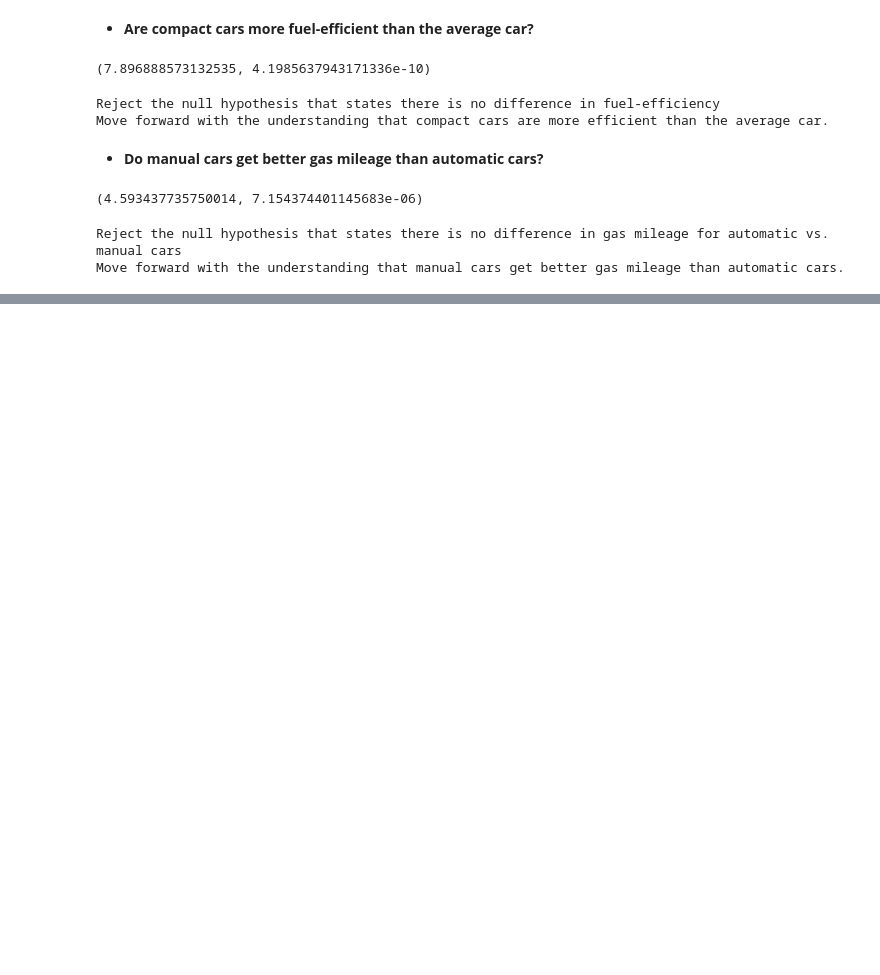
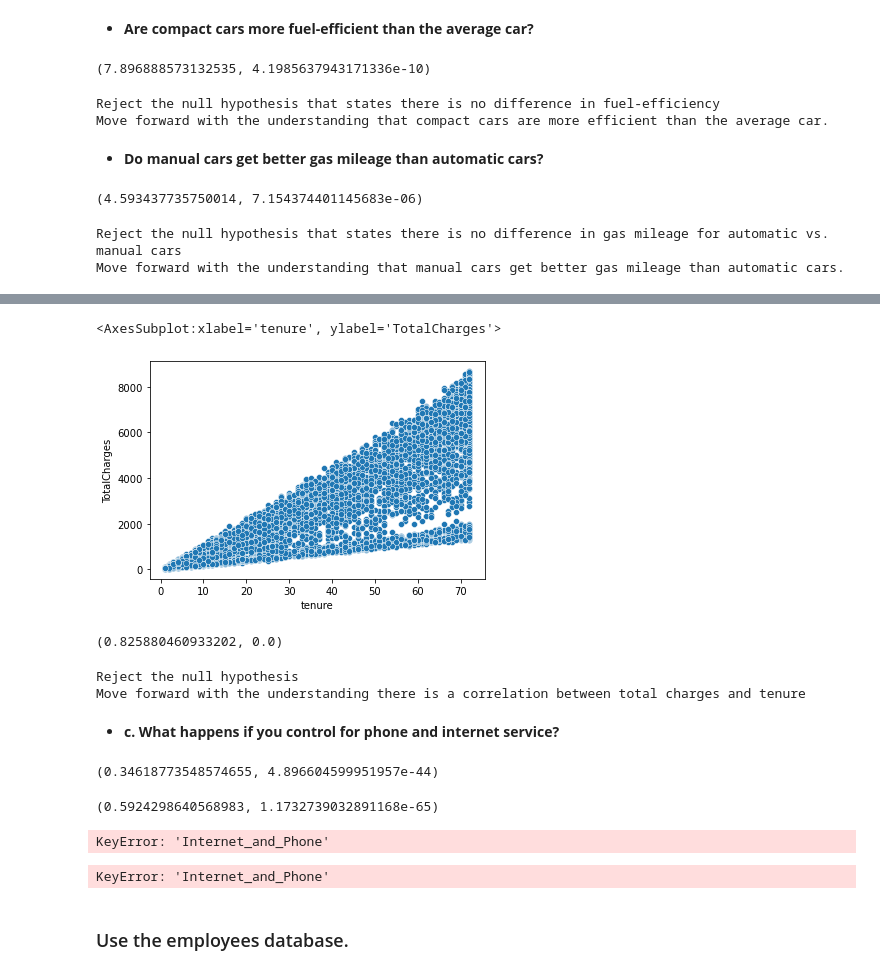
Before and after one commit to justin-m-sullivan/statistics-exercises, a Jupyter notebook: hypothesis_testing.ipynb, the cells around one changed output, grey strips where cells are left out. Cells and saved outputs as stored; diff of their text form; code cells hidden in the pictures; blank space fills up the shorter version.

```diff
--- a/hypothesis_testing.ipynb
+++ b/hypothesis_testing.ipynb
@@ -207,0 +266,4 @@ Move forward with the understanding that manual cars get better gas mileage than
+# %%
+#Clean the data to remove nulls
+telco_churn = df[df.TotalCharges > 0]
+telco_churn.sort_values(by="TotalCharges")
@@ -207,0 +290,33 @@ Move forward with the understanding that manual cars get better gas mileage than
+# %%
+#visualize the data
+sns.scatterplot(x='tenure', y='TotalCharges', data=telco_churn)
+# %% [output]
+<AxesSubplot:xlabel='tenure', ylabel='TotalCharges'>
+[figure, added]
+# %%
+corr, p = stats.pearsonr(telco_churn.tenure, telco_churn.TotalCharges)
+corr, p
+# %% [output]
+(0.825880460933202, 0.0)
+# %%
+if p < a:
+    print("Reject the null hypothesis")
+    print("Move forward with the understanding there is a correlation between total charges and tenure")
+else:
+    print("Fail to reject the null hypothesis.")
+    print("N")
+# %% [output]
+Reject the null hypothesis
+Move forward with the understanding there is a correlation between total charges and tenure
+# %% [markdown]
+ - **c. What happens if you control for phone and internet service?**
+# %%
+r_tenure_phone_only = stats.pearsonr(telco_churn.tenure[(telco_churn.PhoneService == "Yes") & (telco_churn.InternetService == "No")], telco_churn.MonthlyCharges[(telco_churn.PhoneService == "Yes") & (telco_churn.InternetService == "No")])
+r_tenure_phone_only
+# %% [output]
+(0.34618773548574655, 4.896604599951957e-44)
+# %%
+r_tenure_internet_only = stats.pearsonr(telco_churn.tenure[(telco_churn.PhoneService == "No") & (telco_churn.InternetService != "No")], telco_churn.MonthlyCharges[(telco_churn.PhoneService == "No") & (telco_churn.InternetService != "No")])
+r_tenure_internet_only
+# %% [output]
+(0.5924298640568983, 1.1732739032891168e-65)
@@ -207,0 +327,19 @@ Move forward with the understanding that manual cars get better gas mileage than
+# %%
+df['Internet_and_Phone'].value_counts()
+# %% [output]
+KeyError: 'Internet_and_Phone'
+# %%
+x = {}
+y = {}
+control = ['InternetService', 'PhoneService', 'Internet_and_Phone']
+for cntrl in control:
+    for val in df[cntrl].unique():
+        x[val] = {}
+        y[val] = {}
+        x[val]['tenure'] = df['tenure'][df[cntrl]== val]
+        y[val]['TotalCharges'] = df['TotalCharges'][df[cntrl]== val]
+        y[val]['MonthlyCharges'] = df['MonthlyCharges'][df[cntrl]== val]
+# %% [output]
+KeyError: 'Internet_and_Phone'
+# %% [markdown]
+### Use the employees database.
```
Also changed, not shown: parts of 21 cells of this notebook.
